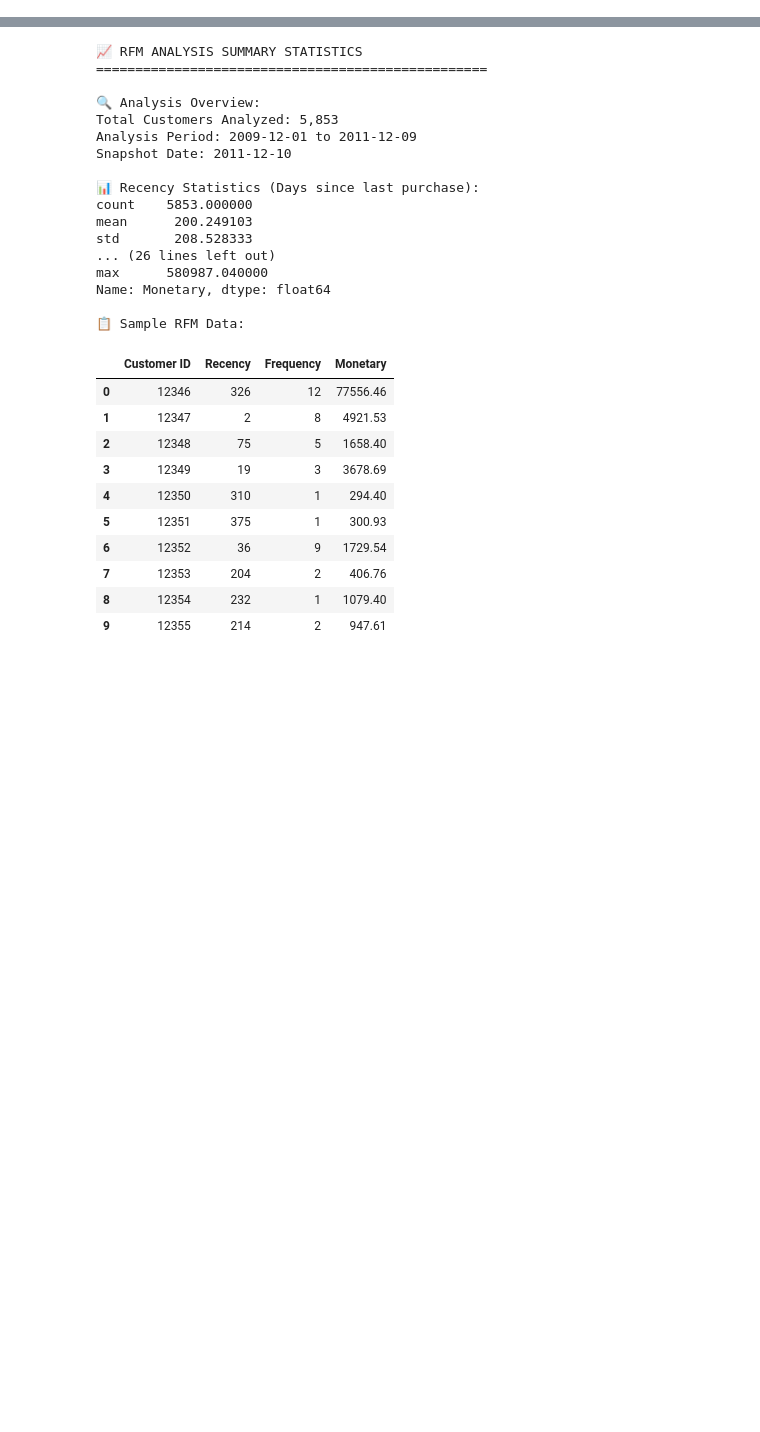
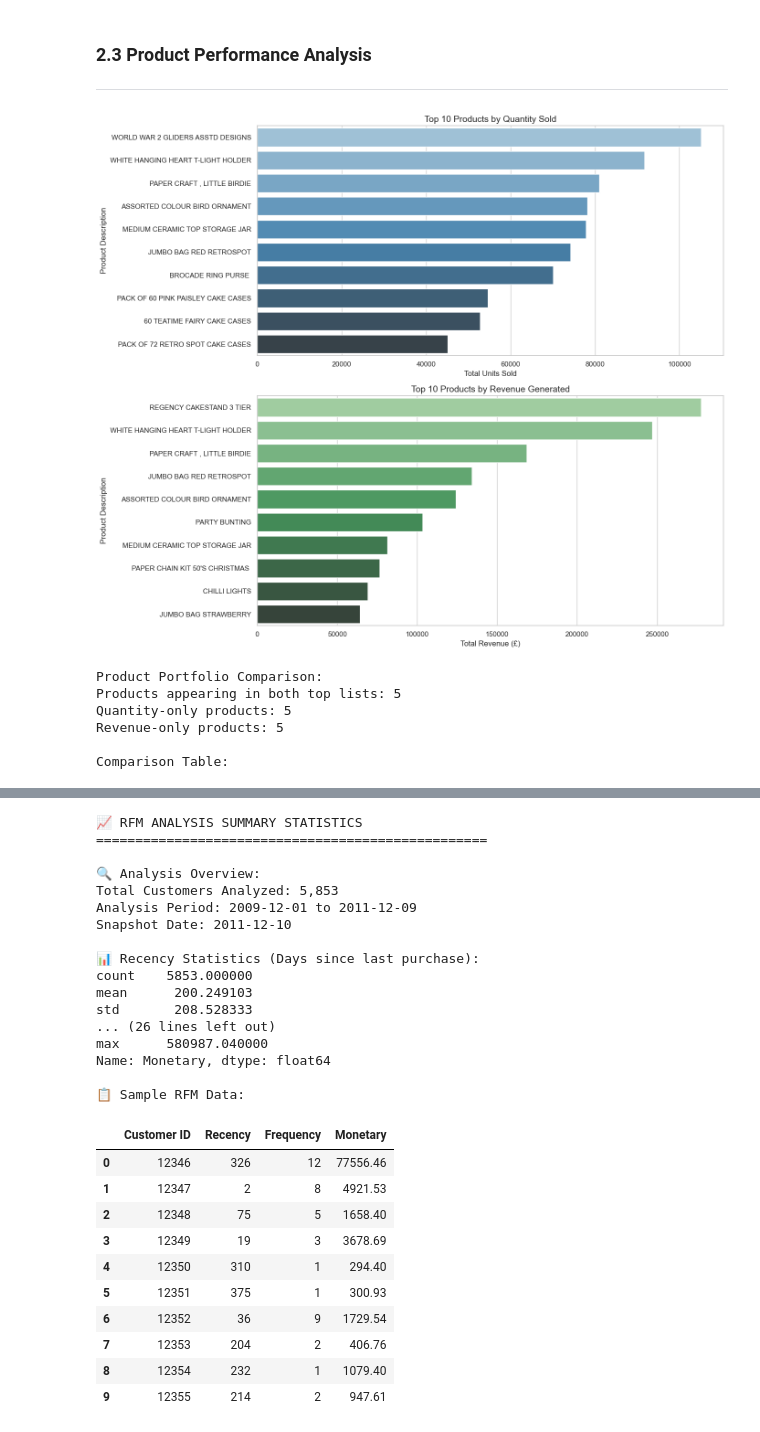
Before and after one commit to DilsaraThiranjaya/Strategic-Growth-Analysis-Team-Code-Serpents, a Jupyter notebook: notebooks/retail_analysis.ipynb, the cells around one changed output, grey strips where cells are left out. Drawn from its saved outputs; the diff is of its cells as text; code cells hidden in the pictures; blank space fills up the shorter version.

Commit message:
Phase 2, 3 Merged to main

```diff
--- a/notebooks/retail_analysis.ipynb
+++ b/notebooks/retail_analysis.ipynb
@@ -0,0 +296,68 @@
+# %% [markdown]
+### 2.3 Product Performance Analysis
+---
+# %%
+product_performance = df.groupby(['StockCode', 'Description']).agg(
+    TotalQuantity=('Quantity', 'sum'),
+    TotalRevenue=('TotalPrice', 'sum')
+).reset_index()
+
+# Top 10 by quantity
+top_10_quantity = product_performance.sort_values('TotalQuantity', ascending=False).head(10)
+
+# Top 10 by revenue
+top_10_revenue = product_performance.sort_values('TotalRevenue', ascending=False).head(10)
+
+# Visualizations
+fig, ax = plt.subplots(2, 1, figsize=(14, 12))
+
+# Quantity plot
+sns.barplot(x='TotalQuantity', y='Description', data=top_10_quantity,
+            ax=ax[0], palette='Blues_d')
+ax[0].set_title('Top 10 Products by Quantity Sold', fontsize=14)
+ax[0].set_xlabel('Total Units Sold', fontsize=12)
+ax[0].set_ylabel('Product Description', fontsize=12)
+
+# Revenue plot
+sns.barplot(x='TotalRevenue', y='Description', data=top_10_revenue,
+            ax=ax[1], palette='Greens_d')
+ax[1].set_title('Top 10 Products by Revenue Generated', fontsize=14)
+ax[1].set_xlabel('Total Revenue (£)', fontsize=12)
+ax[1].set_ylabel('Product Description', fontsize=12)
+
+plt.tight_layout()
+plt.savefig('../figures/products/product_performance.png', dpi=300)
+plt.show()
+
+# Comparison analysis
+comparison_df = pd.merge(
+    top_10_quantity[['Description']],
+    top_10_revenue[['Description']],
+    on='Description',
+    how='outer',
+    indicator=True
+)
+
+print("\nProduct Portfolio Comparison:")
+print(f"Products appearing in both top lists: {comparison_df[comparison_df['_merge'] == 'both'].shape[0]}")
+print(f"Quantity-only products: {comparison_df[comparison_df['_merge'] == 'left_only'].shape[0]}")
+print(f"Revenue-only products: {comparison_df[comparison_df['_merge'] == 'right_only'].shape[0]}")
+
+# Create a comparison table
+comparison_table = pd.merge(
+    top_10_quantity[['Description', 'TotalQuantity']],
+    top_10_revenue[['Description', 'TotalRevenue']],
+    on='Description',
+    how='outer'
+).fillna('Not in Top 10')
+
+print("\nComparison Table:")
+display(comparison_table)
+# %% [output]
+[figure, added]
+Product Portfolio Comparison:
+Products appearing in both top lists: 5
+Quantity-only products: 5
+Revenue-only products: 5
+
+Comparison Table:
```
Also changed, not shown: parts of 34 cells of this notebook, 22 other files.
